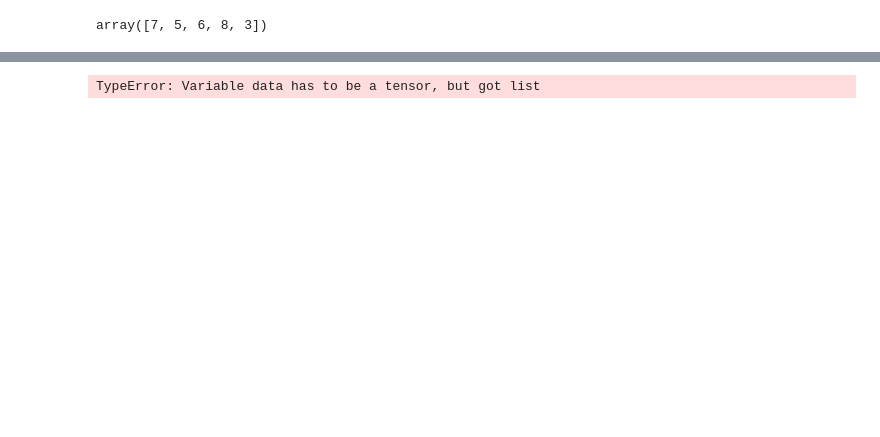
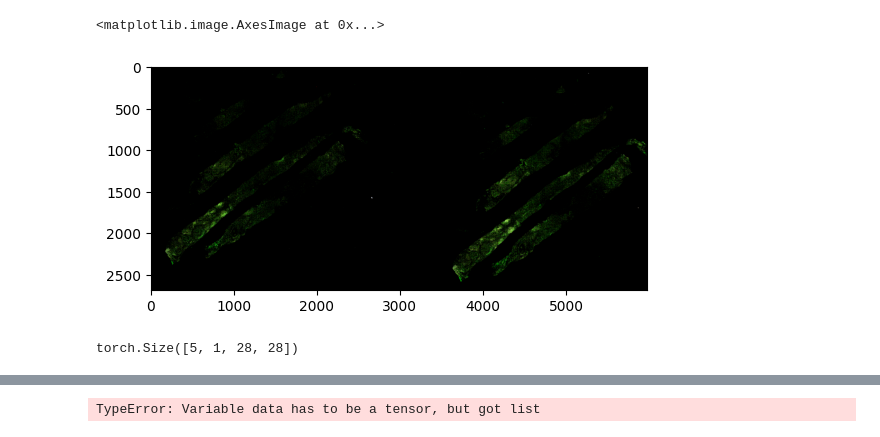
Before and after one commit to 4pygmalion/ln_invasion_breast_ca, a Jupyter notebook: main.ipynb, the cells around one changed output, grey strips where cells are left out. Saved outputs shown, nothing was run; the diff lists cells and outputs as text; code cells hidden in the pictures; blank space fills up the shorter version.

```diff
--- a/main.ipynb
+++ b/main.ipynb
@@ -6,3 +7,18 @@ import torch
+# %%
+from PIL import Image
+
+image_pil = Image.open("data/train_imgs/BC_01_0002.png")
+image_arr = np.array(image_pil)
+# %%
+import cv2
+threshold, iamge = cv2.threshold(image_arr, 127, 255, cv2.THRESH_BINARY_INV)
+# %%
+import matplotlib.pyplot as plt
+
+plt.imshow(iamge)
+# %% [output]
+<matplotlib.image.AxesImage at 0x...>
+[figure, added]
 # %%
 x = [torch.rand(size=(24, 24)) for _ in range(4)]
 # %%
@@ -22,6 +38,8 @@ loader = data_utils.DataLoader(datasets.MNIST('../datasets',
     all_imgs = batch_data
     all_labels = batch_labels
 # %%
-np.random.RandomState(32).randint(0, 10, 5)
+x = all_imgs[np.random.RandomState(32).randint(0, 10, 5)]
-# %% [output]
-array([7, 5, 6, 8, 3])
+# %%
+x.shape
+# %% [output]
+torch.Size([5, 1, 28, 28])
```
Also changed, not shown: parts of 4 cells of this notebook, 2 other files.
